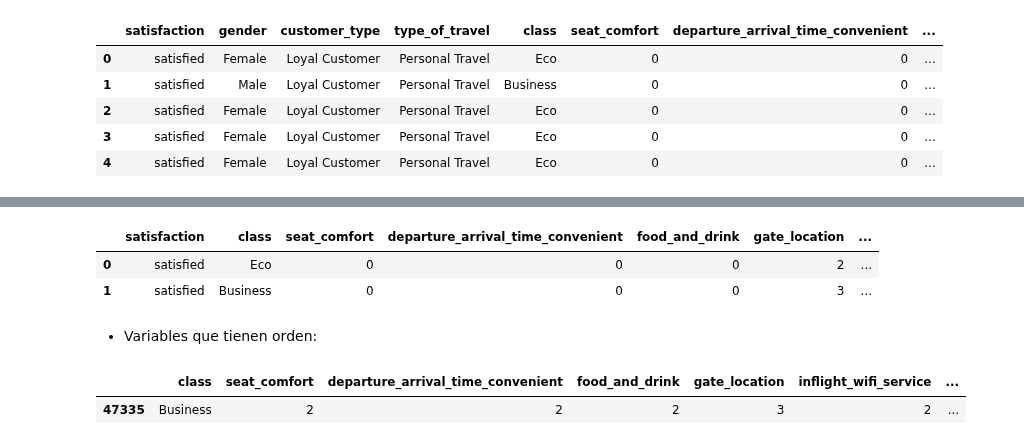
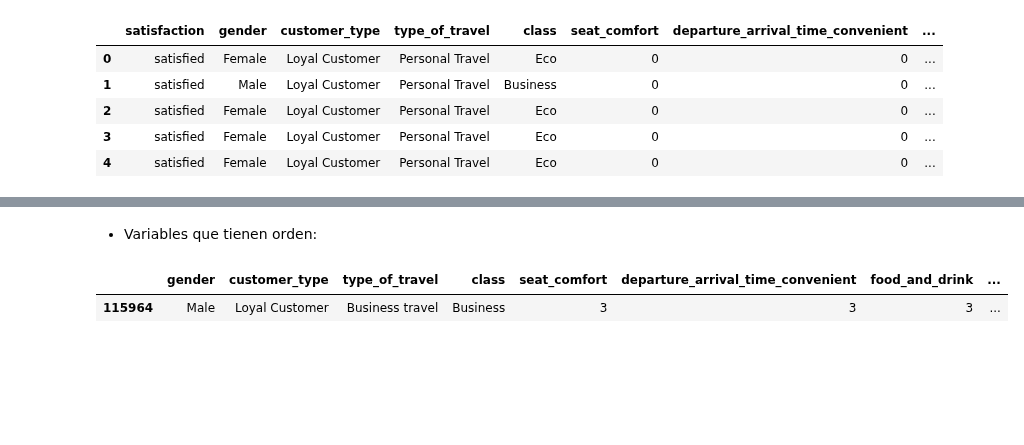
Before and after one commit to Adalab/promo-d-da-modulo3-sprint1-laura-maitane, a Jupyter notebook: regresion-logistica/reg-log-2-procesado.ipynb, the cells around one changed output, grey strips where cells are left out. Drawn from its saved outputs; the diff is of its cells as text; code cells hidden in the pictures; blank space fills up the shorter version.

```diff
--- a/regresion-logistica/reg-log-2-procesado.ipynb
+++ b/regresion-logistica/reg-log-2-procesado.ipynb
@@ -141,16 +109,9 @@ df_final.head()
-# %%
-df_final.drop(lista_columnas, axis = 1, inplace=True)
-df_final.head(2)
-# %% [output]
-|  | satisfaction | class | seat_comfort | departure_arrival_time_convenient | food_and_drink | gate_location | ... |
-| 0 | satisfied | Eco | 0 | 0 | 0 | 2 | ... |
-| 1 | satisfied | Business | 0 | 0 | 0 | 3 | ... |
 # %% [markdown]
 
 - Variables que tienen orden:
 # %%
-ordinales = df.select_dtypes(include='category').drop(columns=lista_columnas)
+ordinales = df.select_dtypes(include='category')
 ordinales.sample()
 # %% [output]
-|  | class | seat_comfort | departure_arrival_time_convenient | food_and_drink | gate_location | inflight_wifi_service | ... |
-| 47335 | Business | 2 | 2 | 2 | 3 | 2 | ... |
+|  | gender | customer_type | type_of_travel | class | seat_comfort | departure_arrival_time_convenient | food_and_drink | ... |
+| 115964 | Male | Loyal Customer | Business travel | Business | 3 | 3 | 3 | ... |
```
Also changed, not shown: parts of 28 cells of this notebook, 2 other files.
